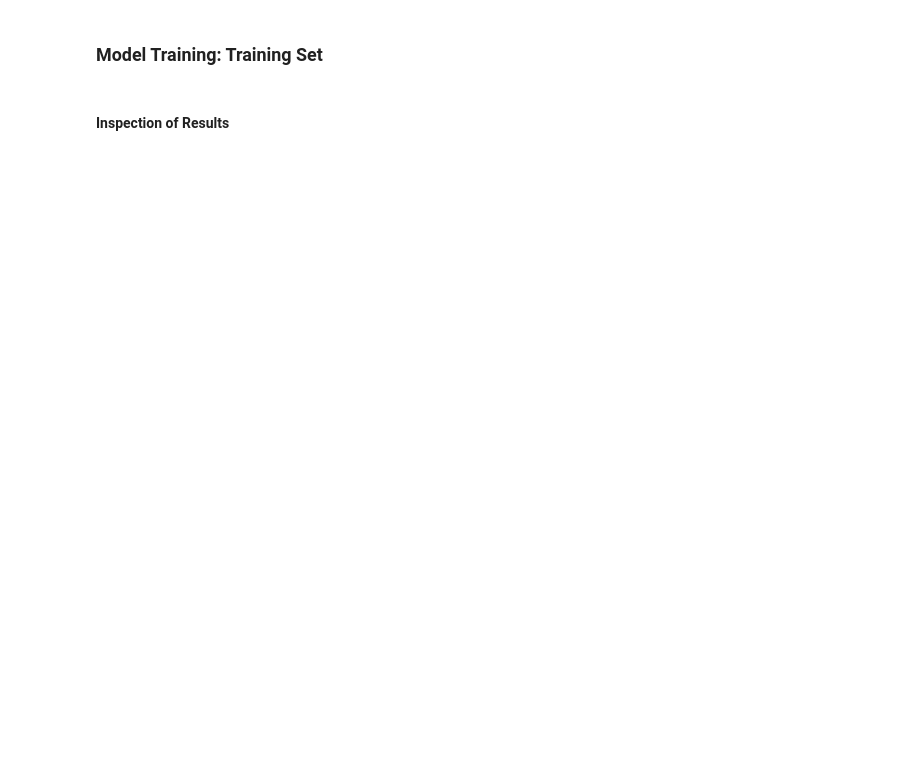
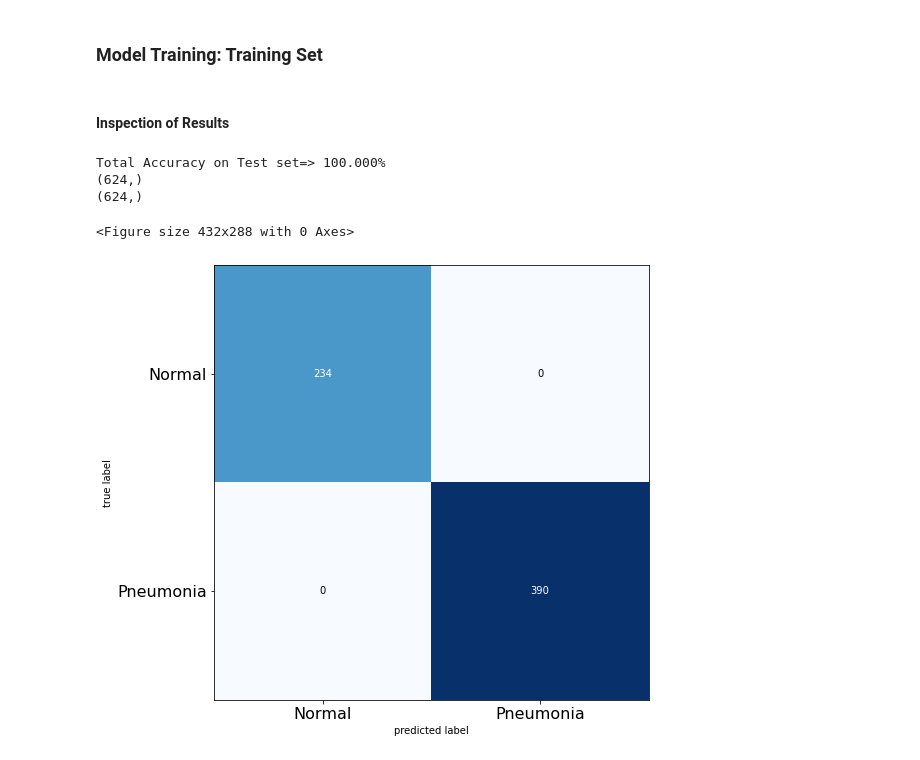
Before and after one commit to LedaKatopodi/pneumonia-classification, a Jupyter notebook: src/PneumoniaClassification.ipynb, the cells around one changed output. Cells and saved outputs as stored; diff of their text form; code cells hidden in the pictures; blank space fills up the shorter version.

```diff
--- a/src/PneumoniaClassification.ipynb
+++ b/src/PneumoniaClassification.ipynb
@@ -850,22 +935,35 @@ fourth_model.summary()
 # %%
 # Load model
 fourth_model = keras.models.load_model('/content/drive/MyDrive/Colab Notebooks/ImageProcessing/fourth_model.h5')
+
+
+# Get overall accuracy
+test_loss, test_accuracy = fourth_model.evaluate(test_data_4,
+                                                 test_labels_4,
+                                                 verbose=0)
+print('Total Accuracy on Test set=' + '> %.3f' % (test_accuracy * 100.0) + '%')
 
 # Get predictions
 preds = fourth_model.predict(test_data_4, batch_size=64)
 preds = np.argmax(preds, axis=-1)
 
 # Original labels
 orig_test_labels = np.argmax(test_labels_4, axis=-1)
 
 print(orig_test_labels.shape)
 print(preds.shape)
 
 # Get the confusion matrix
 cm  = confusion_matrix(orig_test_labels, preds)
 
 plt.figure()
 plot_confusion_matrix(cm,figsize=(12,8), hide_ticks=True, cmap=plt.cm.Blues)
 plt.xticks(range(2), ['Normal', 'Pneumonia'], fontsize=16)
 plt.yticks(range(2), ['Normal', 'Pneumonia'], fontsize=16)
 plt.show()
+# %% [output]
+Total Accuracy on Test set=> 100.000%
+(624,)
+(624,)
+<Figure size 432x288 with 0 Axes>
+[figure, added]
```
Also changed, not shown: parts of 7 cells of this notebook.
